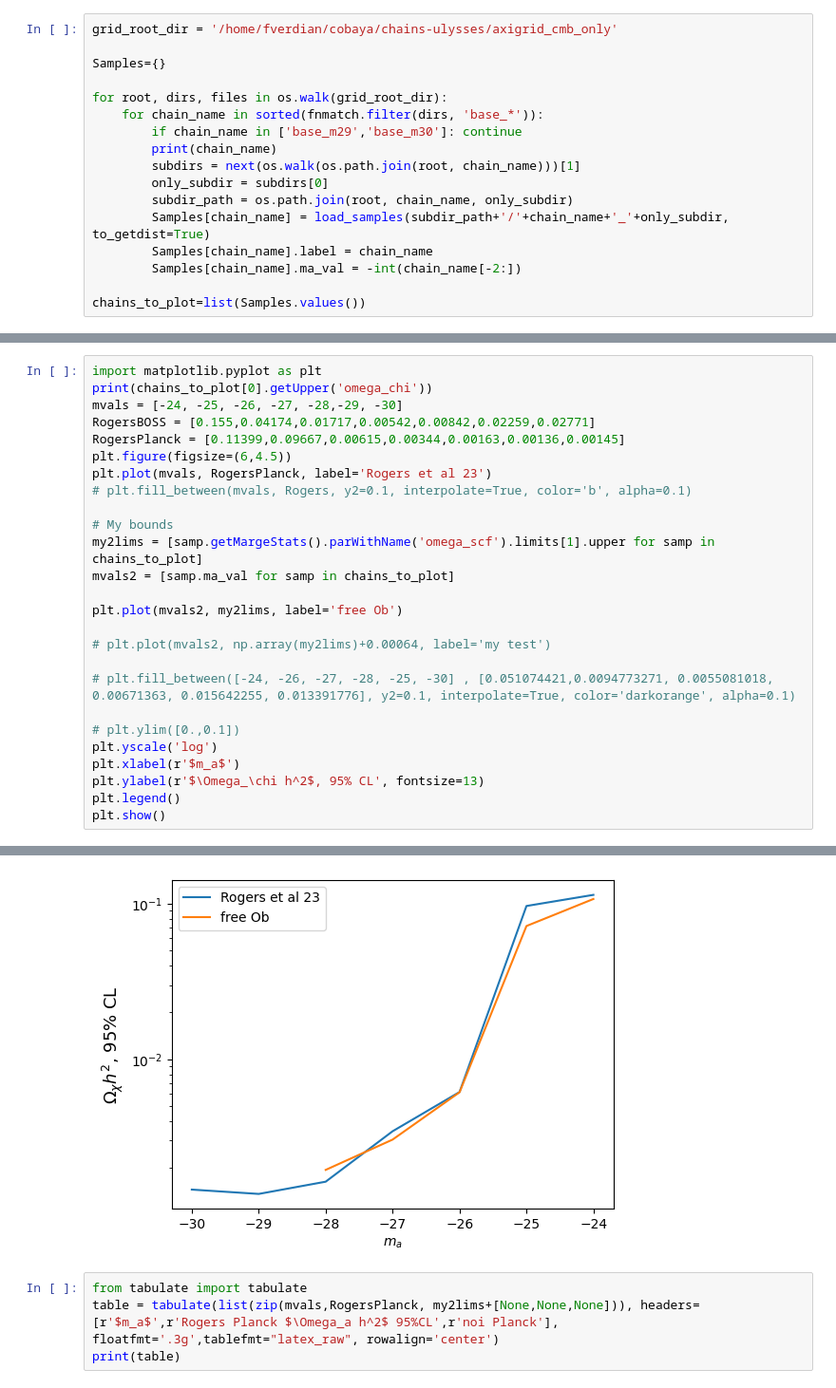
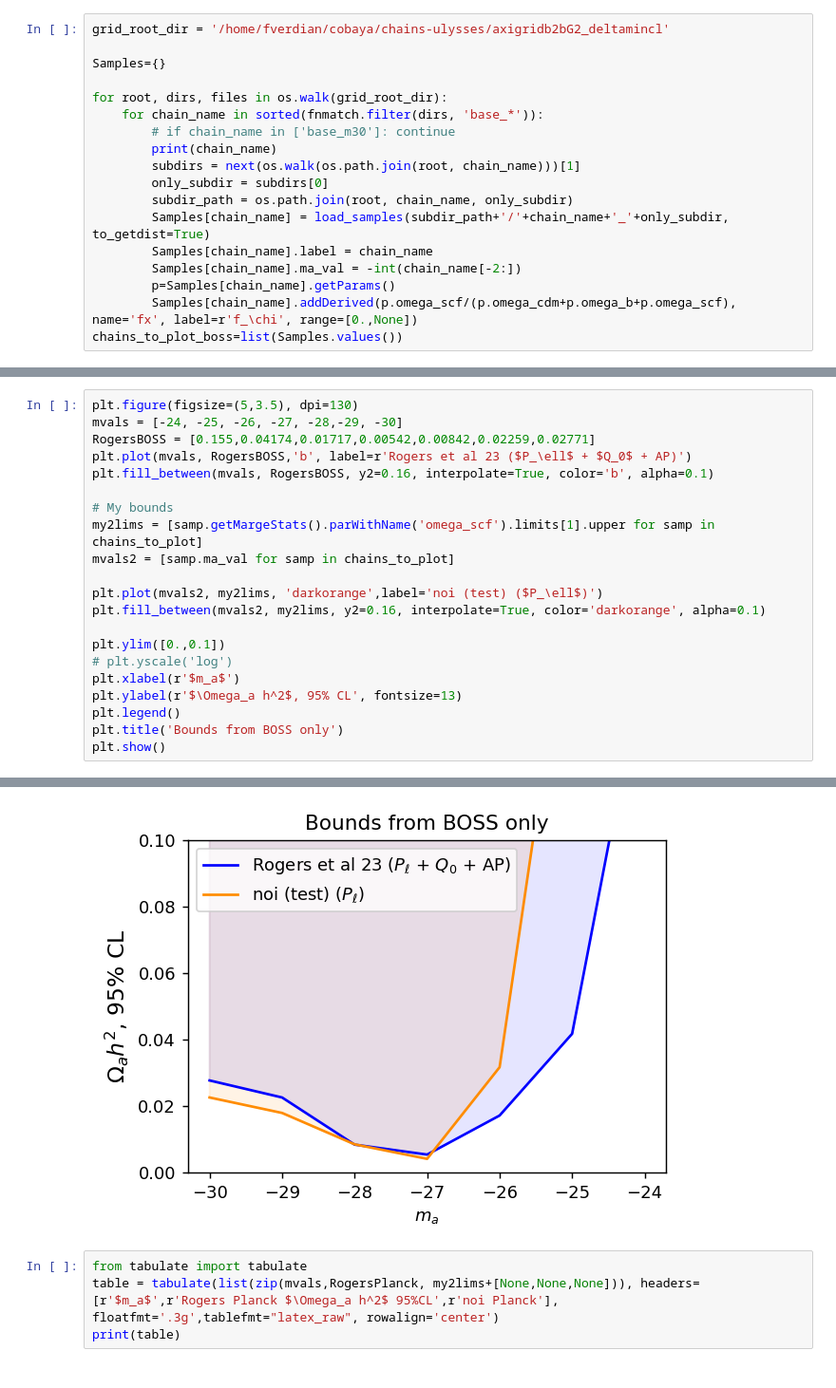
Before and after one commit to fverd/cobaya, a Jupyter notebook: FRA/analyze-grid-of-runs.ipynb, the cells around one changed output, grey strips where cells are left out. Shown: that part at 95% size. Cells and saved outputs as stored; diff of their text form.

```diff
--- a/FRA/analyze-grid-of-runs.ipynb
+++ b/FRA/analyze-grid-of-runs.ipynb
@@ -8,12 +9,12 @@ import numpy as np
 %matplotlib inline
 # %%
-grid_root_dir = '/home/fverdian/cobaya/chains-ulysses/axigrid_cmb_only'
+grid_root_dir = '/home/fverdian/cobaya/chains-ulysses/axigridb2bG2_deltamincl'
 
 Samples={}
 
 for root, dirs, files in os.walk(grid_root_dir):
     for chain_name in sorted(fnmatch.filter(dirs, 'base_*')):
-        if chain_name in ['base_m29','base_m30']: continue
+        # if chain_name in ['base_m30']: continue
         print(chain_name)
         subdirs = next(os.walk(os.path.join(root, chain_name)))[1]
         only_subdir = subdirs[0]
@@ -21,8 +22,9 @@ for root, dirs, files in os.walk(grid_root_dir):
         Samples[chain_name] = load_samples(subdir_path+'/'+chain_name+'_'+only_subdir, to_getdist=True)
         Samples[chain_name].label = chain_name
         Samples[chain_name].ma_val = -int(chain_name[-2:])
-
-chains_to_plot=list(Samples.values())
+        p=Samples[chain_name].getParams()
+        Samples[chain_name].addDerived(p.omega_scf/(p.omega_cdm+p.omega_b+p.omega_scf), name='fx', label=r'f_\chi', range=[0.,None])
+chains_to_plot_boss=list(Samples.values())
 # %% [output]
 base_m24
 base_m25
@@ -51,27 +57,22 @@ m28 --> \Omega_{a} h^2 < 0.00194
 # %%
-import matplotlib.pyplot as plt
-print(chains_to_plot[0].getUpper('omega_chi'))
+plt.figure(figsize=(5,3.5), dpi=130)
 mvals = [-24, -25, -26, -27, -28,-29, -30]
 RogersBOSS = [0.155,0.04174,0.01717,0.00542,0.00842,0.02259,0.02771]
-RogersPlanck = [0.11399,0.09667,0.00615,0.00344,0.00163,0.00136,0.00145]
-plt.figure(figsize=(6,4.5))
-plt.plot(mvals, RogersPlanck, label='Rogers et al 23')
-# plt.fill_between(mvals, Rogers, y2=0.1, interpolate=True, color='b', alpha=0.1)
+plt.plot(mvals, RogersBOSS,'b', label=r'Rogers et al 23 ($P_\ell$ + $Q_0$ + AP)')
+plt.fill_between(mvals, RogersBOSS, y2=0.16, interpolate=True, color='b', alpha=0.1)
 
 # My bounds
 my2lims = [samp.getMargeStats().parWithName('omega_scf').limits[1].upper for samp in chains_to_plot]
 mvals2 = [samp.ma_val for samp in chains_to_plot]
 
-plt.plot(mvals2, my2lims, label='free Ob')
+plt.plot(mvals2, my2lims, 'darkorange',label='noi (test) ($P_\ell$)')
+plt.fill_between(mvals2, my2lims, y2=0.16, interpolate=True, color='darkorange', alpha=0.1)
 
-# plt.plot(mvals2, np.array(my2lims)+0.00064, label='my test')
-
-# plt.fill_between([-24, -26, -27, -28, -25, -30] , [0.051074421,0.0094773271, 0.0055081018, 0.00671363, 0.015642255, 0.013391776], y2=0.1, interpolate=True, color='darkorange', alpha=0.1)
-
-# plt.ylim([0.,0.1])
-plt.yscale('log')
+plt.ylim([0.,0.1])
+# plt.yscale('log')
 plt.xlabel(r'$m_a$')
-plt.ylabel(r'$\Omega_\chi h^2$, 95% CL', fontsize=13)
+plt.ylabel(r'$\Omega_a h^2$, 95% CL', fontsize=13)
 plt.legend()
+plt.title('Bounds from BOSS only')
 plt.show()
 # %% [output]
@@ -79,4 +79,4 @@ None
-[figure, old version]
+[figure, new version]
 # %%
 from tabulate import tabulate
 table = tabulate(list(zip(mvals,RogersPlanck, my2lims+[None,None,None])), headers=[r'$m_a$',r'Rogers Planck $\Omega_a h^2$ 95%CL',r'noi Planck'], floatfmt='.3g',tablefmt="latex_raw", rowalign='center')
```
Also changed, not shown: parts of 10 cells of this notebook, 13 other files.
